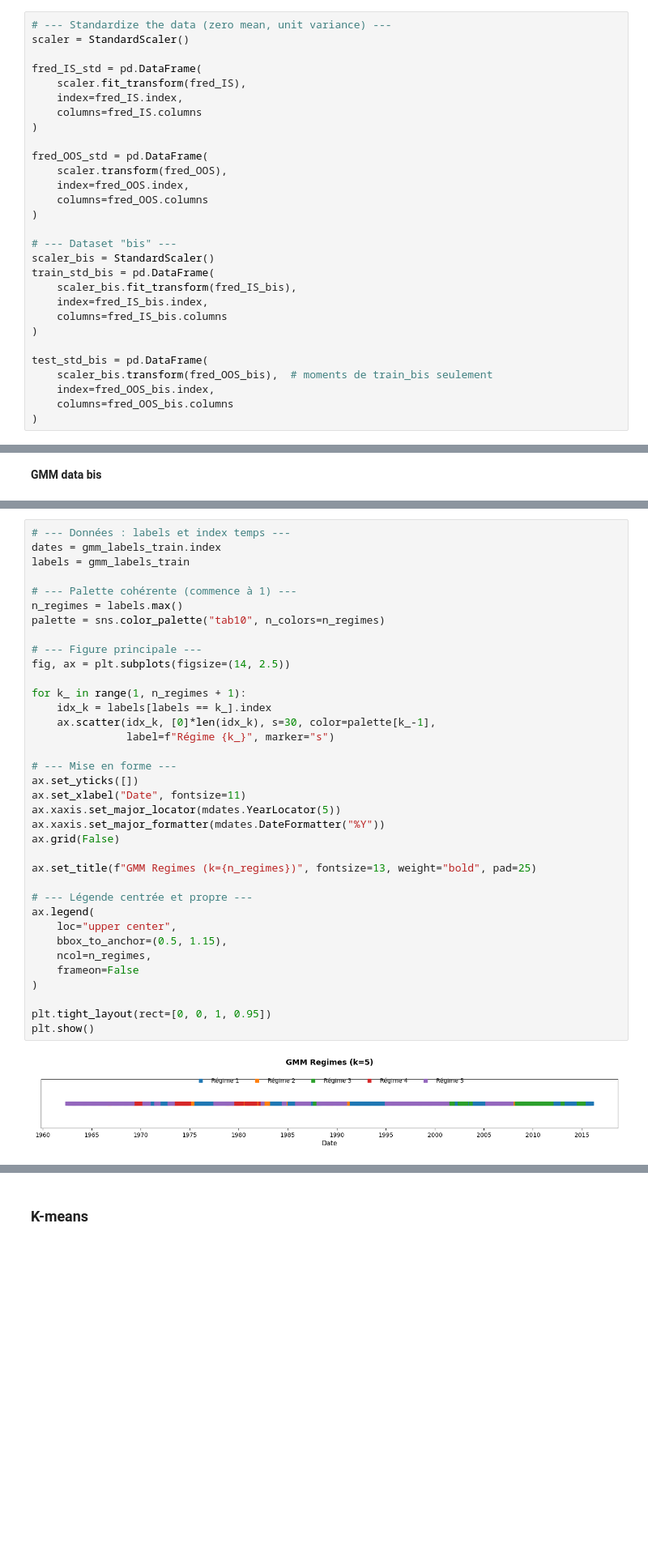
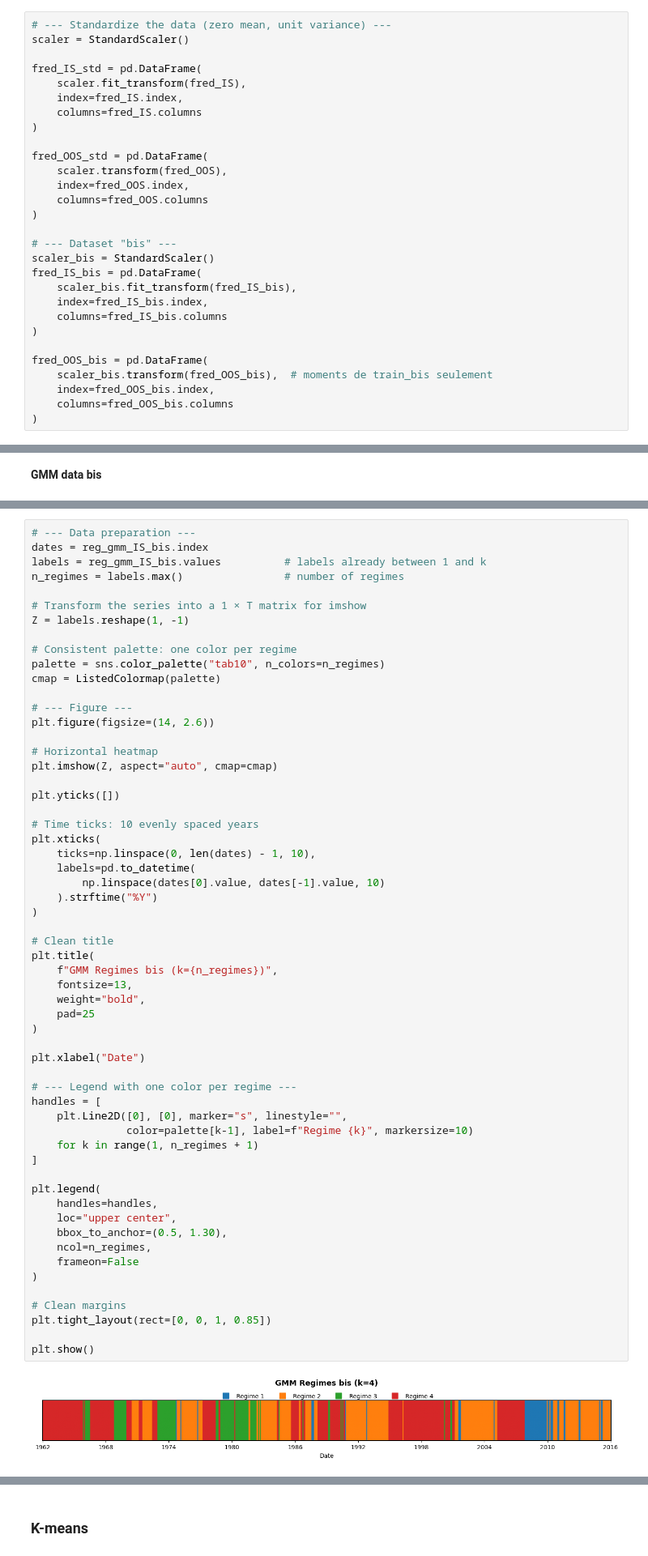
Before and after one commit to lxsd111/ML_PM, a Jupyter notebook: nbs/main.ipynb, the cells around one changed output, grey strips where cells are left out. Shown at 81% size. Drawn from its saved outputs; the diff is of its cells as text; blank space fills up the shorter version.

Commit message:
Clustering un peu propre

```diff
--- a/nbs/main.ipynb
+++ b/nbs/main.ipynb
@@ -259,13 +247,13 @@ fred_OOS_std = pd.DataFrame(
 
 # --- Dataset "bis" ---
 scaler_bis = StandardScaler()
-train_std_bis = pd.DataFrame(
+fred_IS_bis = pd.DataFrame(
     scaler_bis.fit_transform(fred_IS_bis),
     index=fred_IS_bis.index,
     columns=fred_IS_bis.columns
 )
 
-test_std_bis = pd.DataFrame(
+fred_OOS_bis = pd.DataFrame(
     scaler_bis.transform(fred_OOS_bis),  # moments de train_bis seulement
     index=fred_OOS_bis.index,
     columns=fred_OOS_bis.columns
@@ -862,39 +756,61 @@ sasdate
 # %%
-# --- Données : labels et index temps ---
-dates = gmm_labels_train.index
-labels = gmm_labels_train
+# --- Data preparation ---
+dates = reg_gmm_IS_bis.index
+labels = reg_gmm_IS_bis.values          # labels already between 1 and k
+n_regimes = labels.max()                # number of regimes
 
-# --- Palette cohérente (commence à 1) ---
-n_regimes = labels.max()
+# Transform the series into a 1 × T matrix for imshow
+Z = labels.reshape(1, -1)
+
+# Consistent palette: one color per regime
 palette = sns.color_palette("tab10", n_colors=n_regimes)
+cmap = ListedColormap(palette)
 
-# --- Figure principale ---
-fig, ax = plt.subplots(figsize=(14, 2.5))
+# --- Figure ---
+plt.figure(figsize=(14, 2.6))
 
-for k_ in range(1, n_regimes + 1):
-    idx_k = labels[labels == k_].index
-    ax.scatter(idx_k, [0]*len(idx_k), s=30, color=palette[k_-1],
-               label=f"Régime {k_}", marker="s")
+# Horizontal heatmap
+plt.imshow(Z, aspect="auto", cmap=cmap)
 
-# --- Mise en forme ---
-ax.set_yticks([])
-ax.set_xlabel("Date", fontsize=11)
-ax.xaxis.set_major_locator(mdates.YearLocator(5))
-ax.xaxis.set_major_formatter(mdates.DateFormatter("%Y"))
-ax.grid(False)
+plt.yticks([])
 
-ax.set_title(f"GMM Regimes (k={n_regimes})", fontsize=13, weight="bold", pad=25)
+# Time ticks: 10 evenly spaced years
+plt.xticks(
+    ticks=np.linspace(0, len(dates) - 1, 10),
+    labels=pd.to_datetime(
+        np.linspace(dates[0].value, dates[-1].value, 10)
+    ).strftime("%Y")
+)
 
-# --- Légende centrée et propre ---
-ax.legend(
+# Clean title
+plt.title(
+    f"GMM Regimes bis (k={n_regimes})",
+    fontsize=13,
+    weight="bold",
+    pad=25
+)
+
+plt.xlabel("Date")
+
+# --- Legend with one color per regime ---
+handles = [
+    plt.Line2D([0], [0], marker="s", linestyle="",
+               color=palette[k-1], label=f"Regime {k}", markersize=10)
+    for k in range(1, n_regimes + 1)
+]
+
+plt.legend(
+    handles=handles,
     loc="upper center",
-    bbox_to_anchor=(0.5, 1.15),
+    bbox_to_anchor=(0.5, 1.30),
     ncol=n_regimes,
     frameon=False
 )
 
-plt.tight_layout(rect=[0, 0, 1, 0.95])
+# Clean margins
+plt.tight_layout(rect=[0, 0, 1, 0.85])
+
 plt.show()
 # %% [output]
-[figure, old version]
+[figure, new version]
 # %%
```
Also changed, not shown: parts of 26 cells of this notebook.
